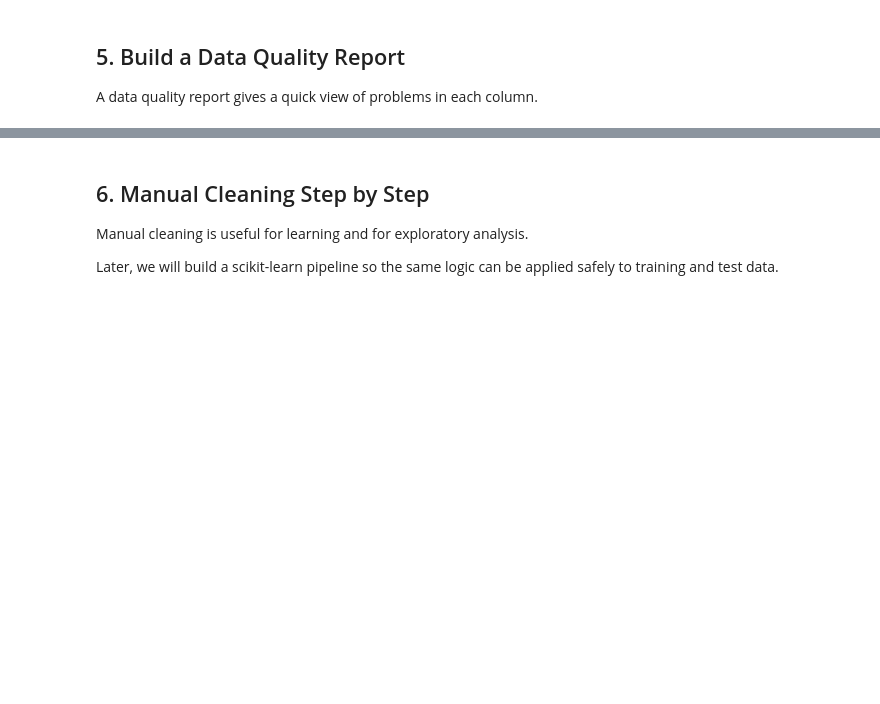
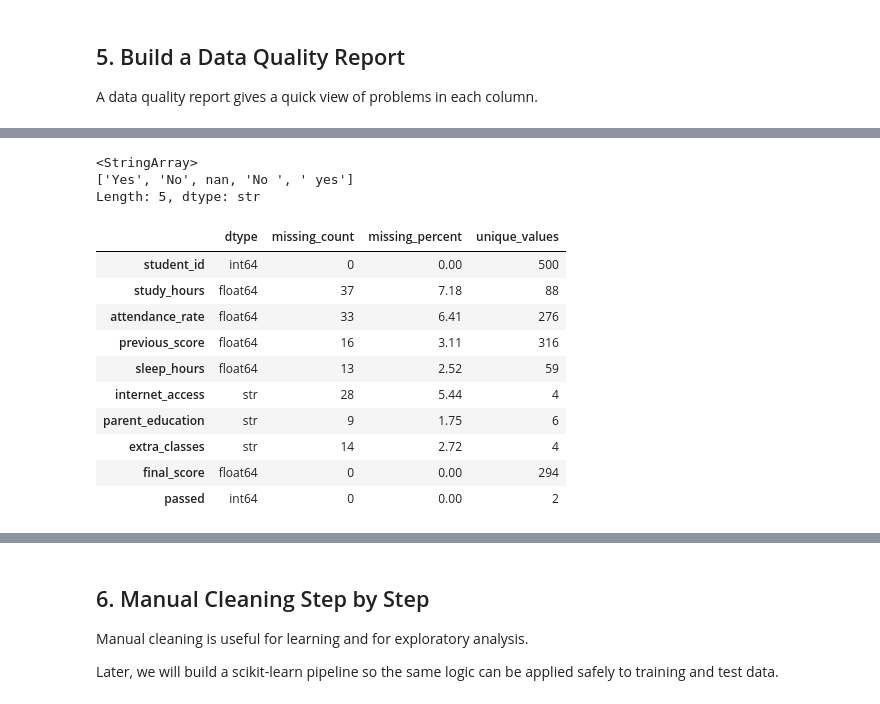
Before and after one commit to HrithikOAB/data-science-learning, a Jupyter notebook: Data_Cleaning_and_Preprocessing_Course.ipynb, the cells around one changed output, grey strips where cells are left out. Drawn from its saved outputs; the diff is of its cells as text; code cells hidden in the pictures; blank space fills up the shorter version.

```diff
--- a/Data_Cleaning_and_Preprocessing_Course.ipynb
+++ b/Data_Cleaning_and_Preprocessing_Course.ipynb
@@ -88,0 +105,15 @@ np.random.seed(RANDOM_SEED)
+# %%
+import pandas as pd
+import numpy as np
+
+df = pd.DataFrame({
+    "name": np.random.choice(["Alice", "Bob", "Charlie", "David", "Emma"], size=10),
+    "age": np.random.randint(18, 60, size=10),
+    "salary": np.random.randint(30000, 150000, size=10),
+    "city": np.random.choice(["Mumbai", "Delhi", "Pune", "Bangalore"], size=10),
+    "is_active": np.random.choice([True, False], size=10)
+})
+
+print(df.info())
+print(df.head())
+print(df.describe())
@@ -175,17 +428,38 @@ A data quality report gives a quick view of problems in each column.
+# %%
+messy_data['extra_classes'].unique()
+# %% [output]
+<StringArray>
+['Yes', 'No', nan, 'No ', ' yes']
+Length: 5, dtype: str
 # %%
 def data_quality_report(df):
     """Return a compact quality report for every column in a DataFrame."""
     report = pd.DataFrame(
         {
             "dtype": df.dtypes,
             "missing_count": df.isna().sum(),
             "missing_percent": (df.isna().mean() * 100).round(2),
             "unique_values": df.nunique(dropna=True),
         }
     )
-    return report.sort_values("missing_percent", ascending=False)
+    return report
+
+
+
 
 data_quality_report(messy_data)
+# %% [output]
+|  | dtype | missing_count | missing_percent | unique_values |
+| student_id | int64 | 0 | 0.00 | 500 |
+| study_hours | float64 | 37 | 7.18 | 88 |
+| attendance_rate | float64 | 33 | 6.41 | 276 |
+| previous_score | float64 | 16 | 3.11 | 316 |
+| sleep_hours | float64 | 13 | 2.52 | 59 |
+| internet_access | str | 28 | 5.44 | 4 |
+| parent_education | str | 9 | 1.75 | 6 |
+| extra_classes | str | 14 | 2.72 | 4 |
+| final_score | float64 | 0 | 0.00 | 294 |
+| passed | int64 | 0 | 0.00 | 2 |
 # %%
 # Inspect unique values in categorical columns.
 for column in ["internet_access", "parent_education", "extra_classes"]:
```
Also changed, not shown: parts of 27 cells of this notebook, 25 other files.
